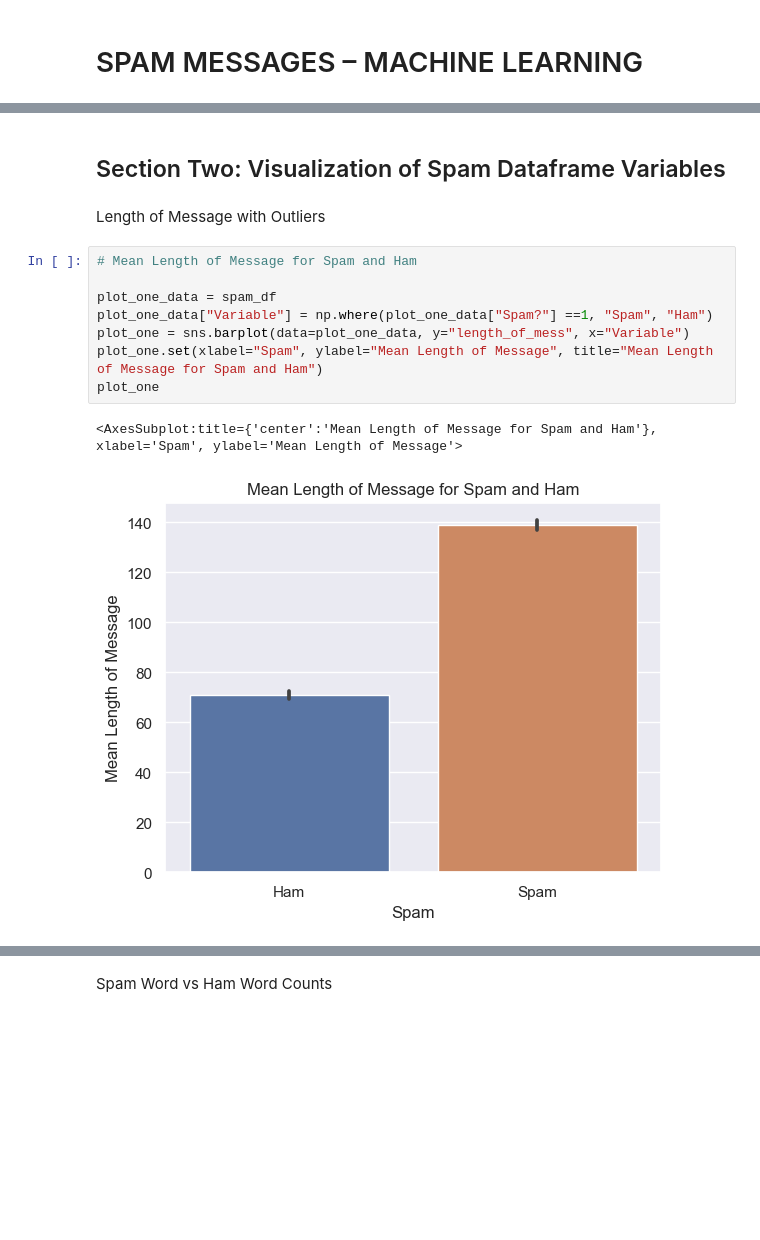
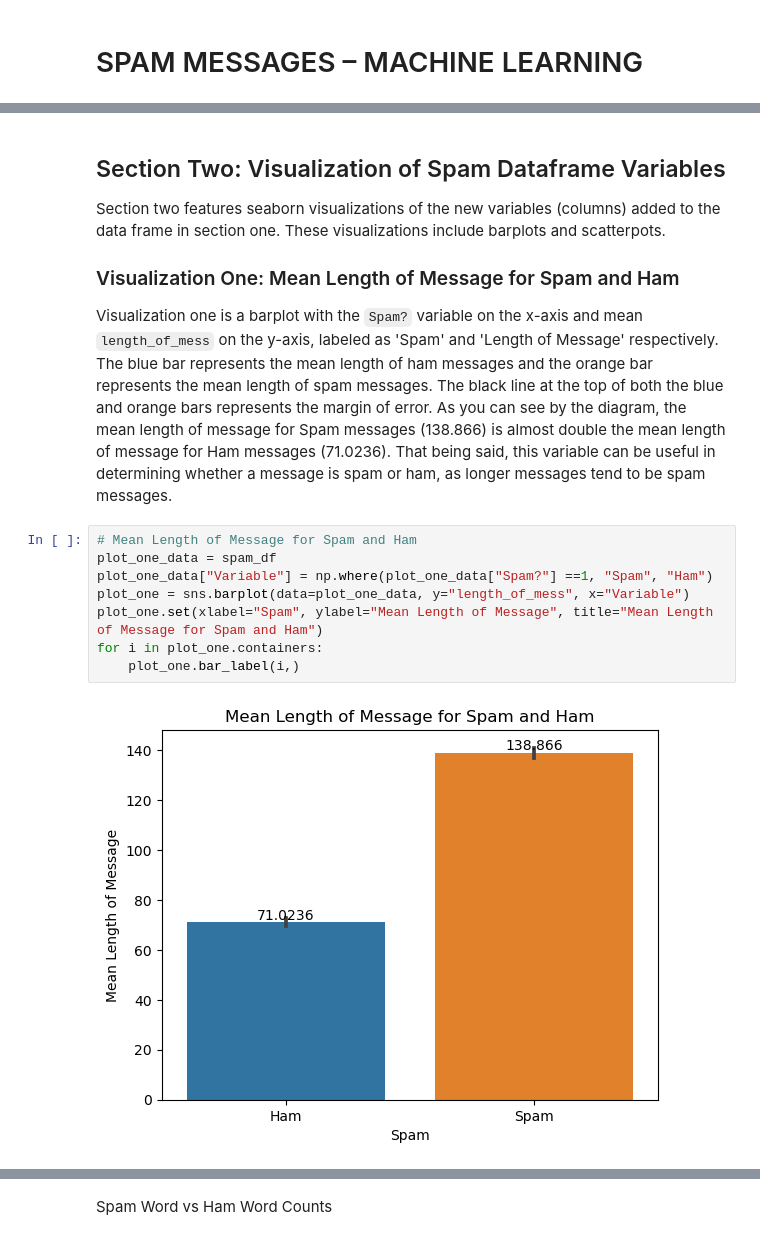
Before and after one commit to jacksteel5314/SpamDetectionML, a Jupyter notebook: Spam ML.ipynb, the cells around one changed output, grey strips where cells are left out. Cells and saved outputs as stored; diff of their text form; blank space fills up the shorter version.

```diff
--- a/Spam ML.ipynb
+++ b/Spam ML.ipynb
@@ -155,16 +181,16 @@ sns.barplot(data=ham_words_df, x="Count", y="Word").set(title="Most Common Ham W
 # %% [markdown]
 ## Section Two: Visualization of Spam Dataframe Variables
+Section two features seaborn visualizations of the new variables (columns) added to the data frame in section one. These visualizations include barplots and scatterpots.
+### Visualization One: Mean Length of Message for Spam and Ham
+Visualization one is a barplot with the `Spam?` variable on the x-axis and mean `length_of_mess` on the y-axis, labeled as 'Spam' and 'Length of Message' respectively. The blue bar represents the mean length of ham messages and the orange bar represents the mean length of spam messages. The black line at the top of both the blue and orange bars represents the margin of error. As you can see by the diagram, the mean length of message for Spam messages (138.866) is almost double the mean length of message for Ham messages (71.0236). That being said, this variable can be useful in determining whether a message is spam or ham, as longer messages tend to be spam messages.
-# %% [markdown]
-Length of Message with Outliers
 # %%
 # Mean Length of Message for Spam and Ham
-
 plot_one_data = spam_df
 plot_one_data["Variable"] = np.where(plot_one_data["Spam?"] ==1, "Spam", "Ham")
 plot_one = sns.barplot(data=plot_one_data, y="length_of_mess", x="Variable")
 plot_one.set(xlabel="Spam", ylabel="Mean Length of Message", title="Mean Length of Message for Spam and Ham")
-plot_one
+for i in plot_one.containers:
+    plot_one.bar_label(i,)
 # %% [output]
-<AxesSubplot:title={'center':'Mean Length of Message for Spam and Ham'}, xlabel='Spam', ylabel='Mean Length of Message'>
-[figure, old version]
+[figure, new version]
 # %% [markdown]
```
Also changed, not shown: parts of 50 cells of this notebook.
